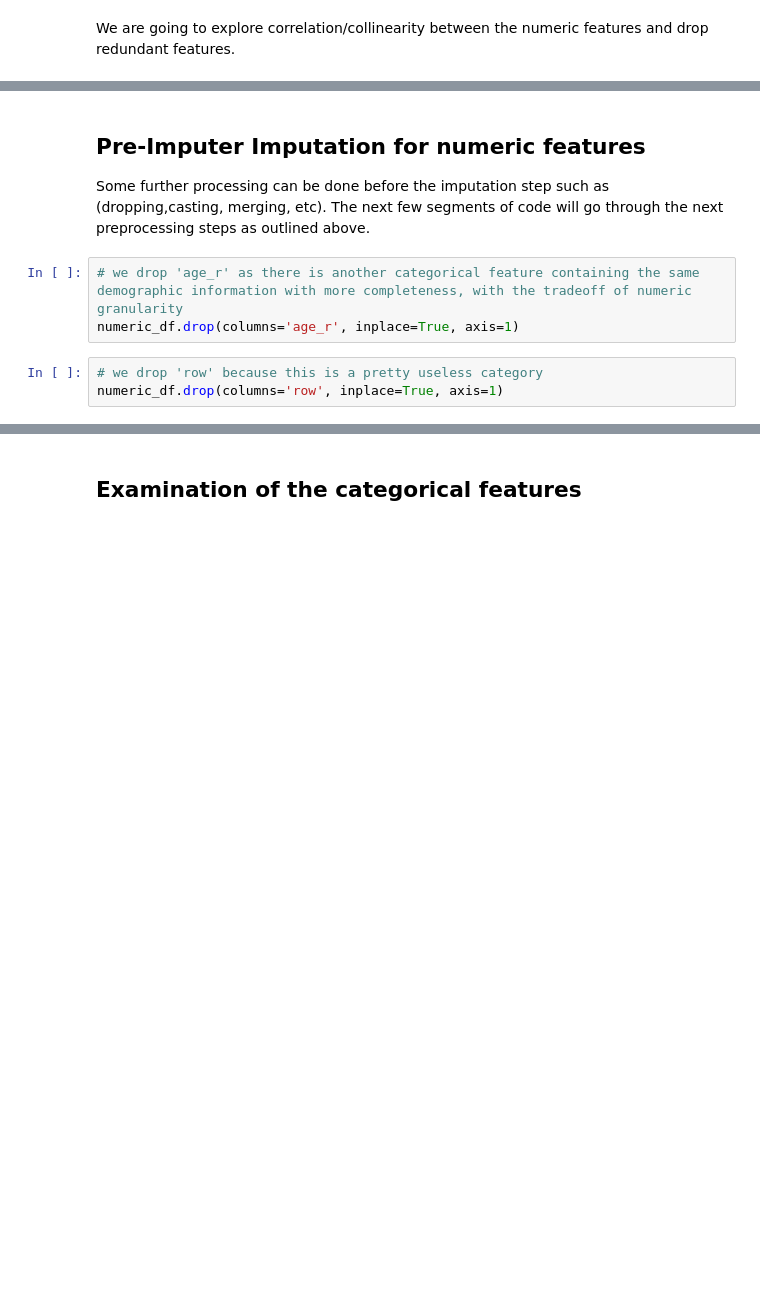
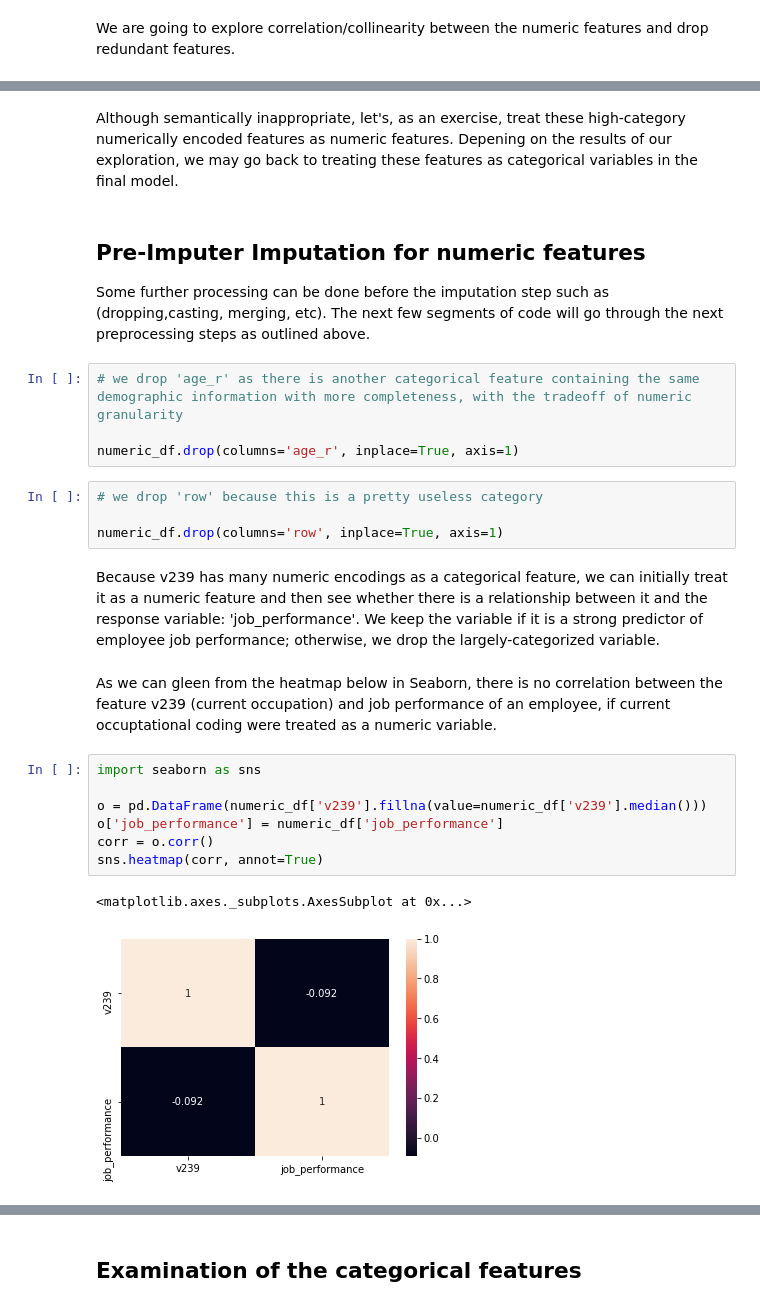
Before and after one commit to SJHH-Nguyen-D/sharpestminds_project, a Jupyter notebook: HW5_sharpestminds_.ipynb, the cells around one changed output, grey strips where cells are left out. Saved outputs shown, nothing was run; the diff lists cells and outputs as text; blank space fills up the shorter version.

Commit message:
almost done preprocessing and encoding

```diff
--- a/HW5_sharpestminds_.ipynb
+++ b/HW5_sharpestminds_.ipynb
@@ -315,9 +920,27 @@ This categorical feature with numeric encodings has v105 unique values: 58
+# %% [markdown]
+Although semantically inappropriate, let's, as an exercise, treat these high-category numerically encoded features as numeric features. Depening on the results of our exploration, we may go back to treating these features as categorical variables in the final model.
 # %% [markdown]
 ## Pre-Imputer Imputation for numeric features
 Some further processing can be done before the imputation step such as (dropping,casting, merging, etc). The next few segments of code will go through the next preprocessing steps as outlined above.
 # %%
 # we drop 'age_r' as there is another categorical feature containing the same demographic information with more completeness, with the tradeoff of numeric granularity
+
 numeric_df.drop(columns='age_r', inplace=True, axis=1)
 # %%
 # we drop 'row' because this is a pretty useless category
+
 numeric_df.drop(columns='row', inplace=True, axis=1)
+# %% [markdown]
+Because v239 has many numeric encodings as a categorical feature, we can initially treat it as a numeric feature and then see whether there is a relationship between it and the response variable: 'job_performance'. We keep the variable if it is a strong predictor of employee job performance; otherwise, we drop the largely-categorized variable.
+# %% [markdown]
+As we can gleen from the heatmap below in Seaborn, there is no correlation between the feature v239 (current occupation) and job performance of an employee, if current occuptational coding were treated as a numeric variable.
+# %%
+import seaborn as sns
+
+o = pd.DataFrame(numeric_df['v239'].fillna(value=numeric_df['v239'].median()))
+o['job_performance'] = numeric_df['job_performance']
+corr = o.corr()
+sns.heatmap(corr, annot=True)
+# %% [output]
+<matplotlib.axes._subplots.AxesSubplot at 0x...>
+[figure, added]
```
Also changed, not shown: parts of 172 cells of this notebook.
